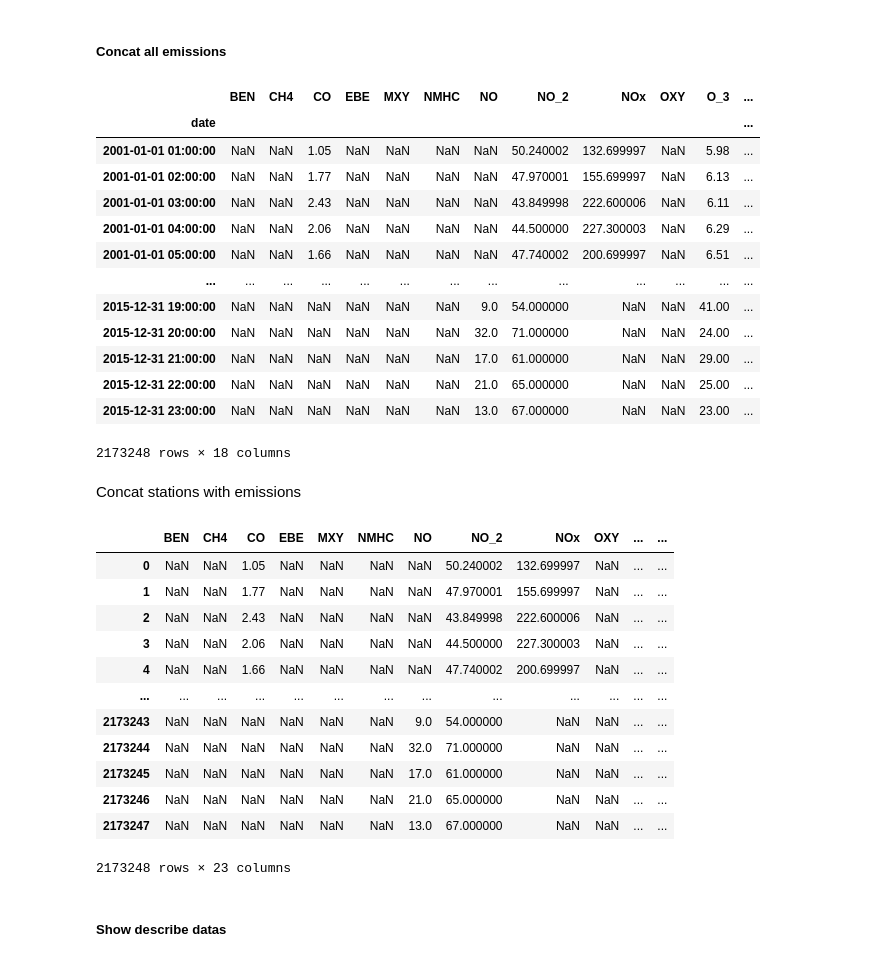
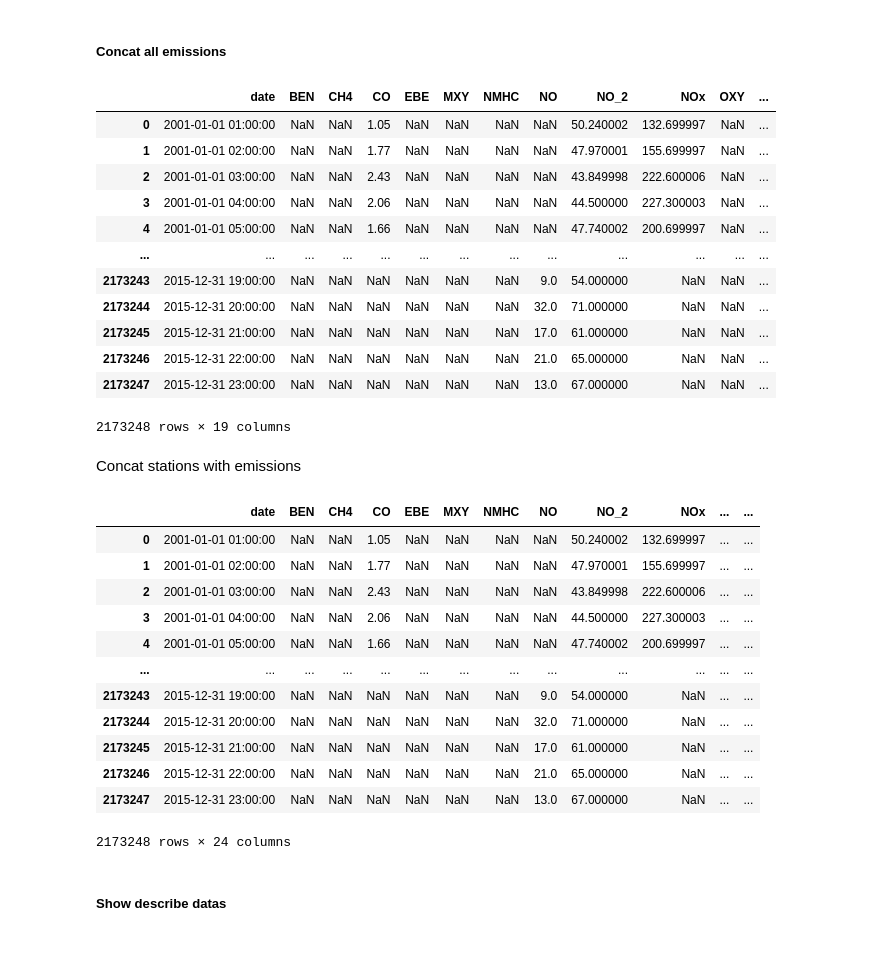
Before and after one commit to patricksferraz/aqw-madrid-data-analysis, a Jupyter notebook: analytics.ipynb, the cells around one changed output. Cells and saved outputs as stored; diff of their text form; code cells hidden in the pictures.

Commit message:
feat(analytics): merge all datas of air quality and weather

```diff
--- a/analytics.ipynb
+++ b/analytics.ipynb
@@ -269,42 +269,43 @@ See the caveats in the documentation: http://pandas.pydata.org/pandas-docs/stabl
 # %%
 emissions = pd.DataFrame()
 for em_s in emissions_st:
     emissions = pd.concat([emissions, emissions_st[em_s]], sort=True)
+emissions = emissions.reset_index()
+emissions["date"] = pd.to_datetime(emissions["date"])
 emissions
 # %% [output]
-|  | BEN | CH4 | CO | EBE | MXY | NMHC | NO | NO_2 | NOx | OXY | O_3 | ... |
-| date |  |  |  |  |  |  |  |  |  |  |  | ... |
-| 2001-01-01 01:00:00 | NaN | NaN | 1.05 | NaN | NaN | NaN | NaN | 50.240002 | 132.699997 | NaN | 5.98 | ... |
-| 2001-01-01 02:00:00 | NaN | NaN | 1.77 | NaN | NaN | NaN | NaN | 47.970001 | 155.699997 | NaN | 6.13 | ... |
-| 2001-01-01 03:00:00 | NaN | NaN | 2.43 | NaN | NaN | NaN | NaN | 43.849998 | 222.600006 | NaN | 6.11 | ... |
-| 2001-01-01 04:00:00 | NaN | NaN | 2.06 | NaN | NaN | NaN | NaN | 44.500000 | 227.300003 | NaN | 6.29 | ... |
-| 2001-01-01 05:00:00 | NaN | NaN | 1.66 | NaN | NaN | NaN | NaN | 47.740002 | 200.699997 | NaN | 6.51 | ... |
+|  | date | BEN | CH4 | CO | EBE | MXY | NMHC | NO | NO_2 | NOx | OXY | ... |
+| 0 | 2001-01-01 01:00:00 | NaN | NaN | 1.05 | NaN | NaN | NaN | NaN | 50.240002 | 132.699997 | NaN | ... |
+| 1 | 2001-01-01 02:00:00 | NaN | NaN | 1.77 | NaN | NaN | NaN | NaN | 47.970001 | 155.699997 | NaN | ... |
+| 2 | 2001-01-01 03:00:00 | NaN | NaN | 2.43 | NaN | NaN | NaN | NaN | 43.849998 | 222.600006 | NaN | ... |
+| 3 | 2001-01-01 04:00:00 | NaN | NaN | 2.06 | NaN | NaN | NaN | NaN | 44.500000 | 227.300003 | NaN | ... |
+| 4 | 2001-01-01 05:00:00 | NaN | NaN | 1.66 | NaN | NaN | NaN | NaN | 47.740002 | 200.699997 | NaN | ... |
 | ... | ... | ... | ... | ... | ... | ... | ... | ... | ... | ... | ... | ... |
-| 2015-12-31 19:00:00 | NaN | NaN | NaN | NaN | NaN | NaN | 9.0 | 54.000000 | NaN | NaN | 41.00 | ... |
-| 2015-12-31 20:00:00 | NaN | NaN | NaN | NaN | NaN | NaN | 32.0 | 71.000000 | NaN | NaN | 24.00 | ... |
-| 2015-12-31 21:00:00 | NaN | NaN | NaN | NaN | NaN | NaN | 17.0 | 61.000000 | NaN | NaN | 29.00 | ... |
-| 2015-12-31 22:00:00 | NaN | NaN | NaN | NaN | NaN | NaN | 21.0 | 65.000000 | NaN | NaN | 25.00 | ... |
-| 2015-12-31 23:00:00 | NaN | NaN | NaN | NaN | NaN | NaN | 13.0 | 67.000000 | NaN | NaN | 23.00 | ... |
+| 2173243 | 2015-12-31 19:00:00 | NaN | NaN | NaN | NaN | NaN | NaN | 9.0 | 54.000000 | NaN | NaN | ... |
+| 2173244 | 2015-12-31 20:00:00 | NaN | NaN | NaN | NaN | NaN | NaN | 32.0 | 71.000000 | NaN | NaN | ... |
+| 2173245 | 2015-12-31 21:00:00 | NaN | NaN | NaN | NaN | NaN | NaN | 17.0 | 61.000000 | NaN | NaN | ... |
+| 2173246 | 2015-12-31 22:00:00 | NaN | NaN | NaN | NaN | NaN | NaN | 21.0 | 65.000000 | NaN | NaN | ... |
+| 2173247 | 2015-12-31 23:00:00 | NaN | NaN | NaN | NaN | NaN | NaN | 13.0 | 67.000000 | NaN | NaN | ... |
-2173248 rows × 18 columns
+2173248 rows × 19 columns
 # %% [markdown]
 Concat stations with emissions
 # %%
-dfmaq = pd.merge(left=emissions, right=stations, left_on='id', right_on='id')
+dfmaq = pd.merge(left=emissions, right=stations, how="left", left_on='id', right_on='id')
 dfmaq
 # %% [output]
-|  | BEN | CH4 | CO | EBE | MXY | NMHC | NO | NO_2 | NOx | OXY | ... | ... |
-| 0 | NaN | NaN | 1.05 | NaN | NaN | NaN | NaN | 50.240002 | 132.699997 | NaN | ... | ... |
-| 1 | NaN | NaN | 1.77 | NaN | NaN | NaN | NaN | 47.970001 | 155.699997 | NaN | ... | ... |
-| 2 | NaN | NaN | 2.43 | NaN | NaN | NaN | NaN | 43.849998 | 222.600006 | NaN | ... | ... |
-| 3 | NaN | NaN | 2.06 | NaN | NaN | NaN | NaN | 44.500000 | 227.300003 | NaN | ... | ... |
-| 4 | NaN | NaN | 1.66 | NaN | NaN | NaN | NaN | 47.740002 | 200.699997 | NaN | ... | ... |
+|  | date | BEN | CH4 | CO | EBE | MXY | NMHC | NO | NO_2 | NOx | ... | ... |
+| 0 | 2001-01-01 01:00:00 | NaN | NaN | 1.05 | NaN | NaN | NaN | NaN | 50.240002 | 132.699997 | ... | ... |
+| 1 | 2001-01-01 02:00:00 | NaN | NaN | 1.77 | NaN | NaN | NaN | NaN | 47.970001 | 155.699997 | ... | ... |
+| 2 | 2001-01-01 03:00:00 | NaN | NaN | 2.43 | NaN | NaN | NaN | NaN | 43.849998 | 222.600006 | ... | ... |
+| 3 | 2001-01-01 04:00:00 | NaN | NaN | 2.06 | NaN | NaN | NaN | NaN | 44.500000 | 227.300003 | ... | ... |
+| 4 | 2001-01-01 05:00:00 | NaN | NaN | 1.66 | NaN | NaN | NaN | NaN | 47.740002 | 200.699997 | ... | ... |
 | ... | ... | ... | ... | ... | ... | ... | ... | ... | ... | ... | ... | ... |
-| 2173243 | NaN | NaN | NaN | NaN | NaN | NaN | 9.0 | 54.000000 | NaN | NaN | ... | ... |
-| 2173244 | NaN | NaN | NaN | NaN | NaN | NaN | 32.0 | 71.000000 | NaN | NaN | ... | ... |
-| 2173245 | NaN | NaN | NaN | NaN | NaN | NaN | 17.0 | 61.000000 | NaN | NaN | ... | ... |
-| 2173246 | NaN | NaN | NaN | NaN | NaN | NaN | 21.0 | 65.000000 | NaN | NaN | ... | ... |
-| 2173247 | NaN | NaN | NaN | NaN | NaN | NaN | 13.0 | 67.000000 | NaN | NaN | ... | ... |
+| 2173243 | 2015-12-31 19:00:00 | NaN | NaN | NaN | NaN | NaN | NaN | 9.0 | 54.000000 | NaN | ... | ... |
+| 2173244 | 2015-12-31 20:00:00 | NaN | NaN | NaN | NaN | NaN | NaN | 32.0 | 71.000000 | NaN | ... | ... |
+| 2173245 | 2015-12-31 21:00:00 | NaN | NaN | NaN | NaN | NaN | NaN | 17.0 | 61.000000 | NaN | ... | ... |
+| 2173246 | 2015-12-31 22:00:00 | NaN | NaN | NaN | NaN | NaN | NaN | 21.0 | 65.000000 | NaN | ... | ... |
+| 2173247 | 2015-12-31 23:00:00 | NaN | NaN | NaN | NaN | NaN | NaN | 13.0 | 67.000000 | NaN | ... | ... |
-2173248 rows × 23 columns
+2173248 rows × 24 columns
 # %% [markdown]
 ##### Show describe datas
 # %%
```
Also changed, not shown: parts of 6 cells of this notebook.
